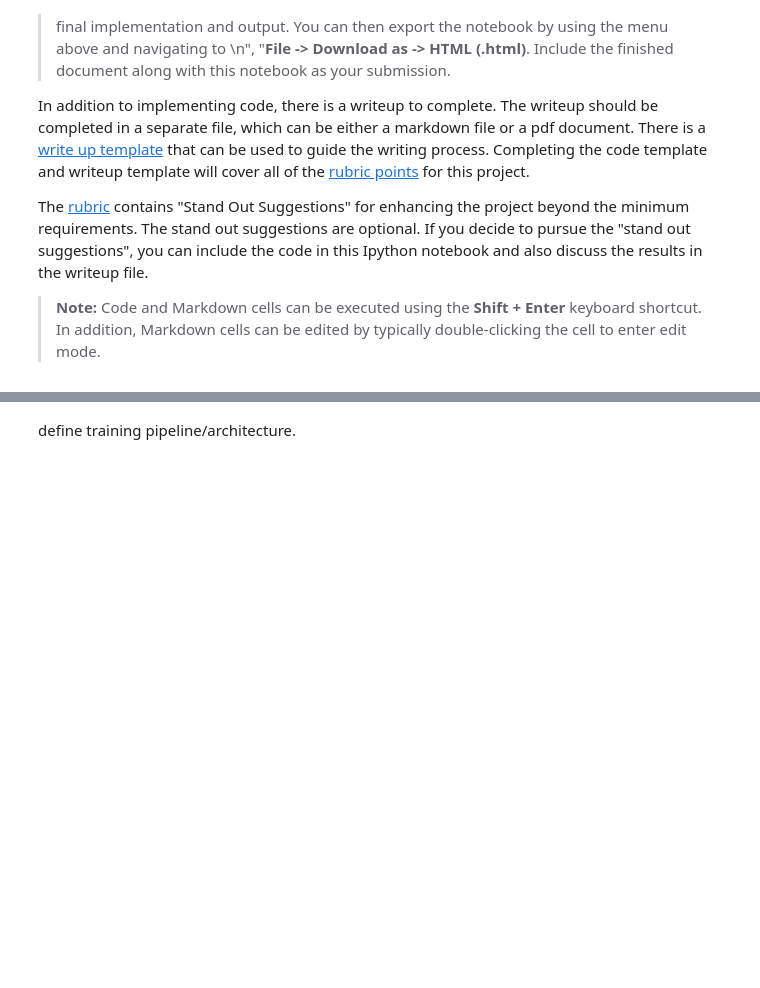
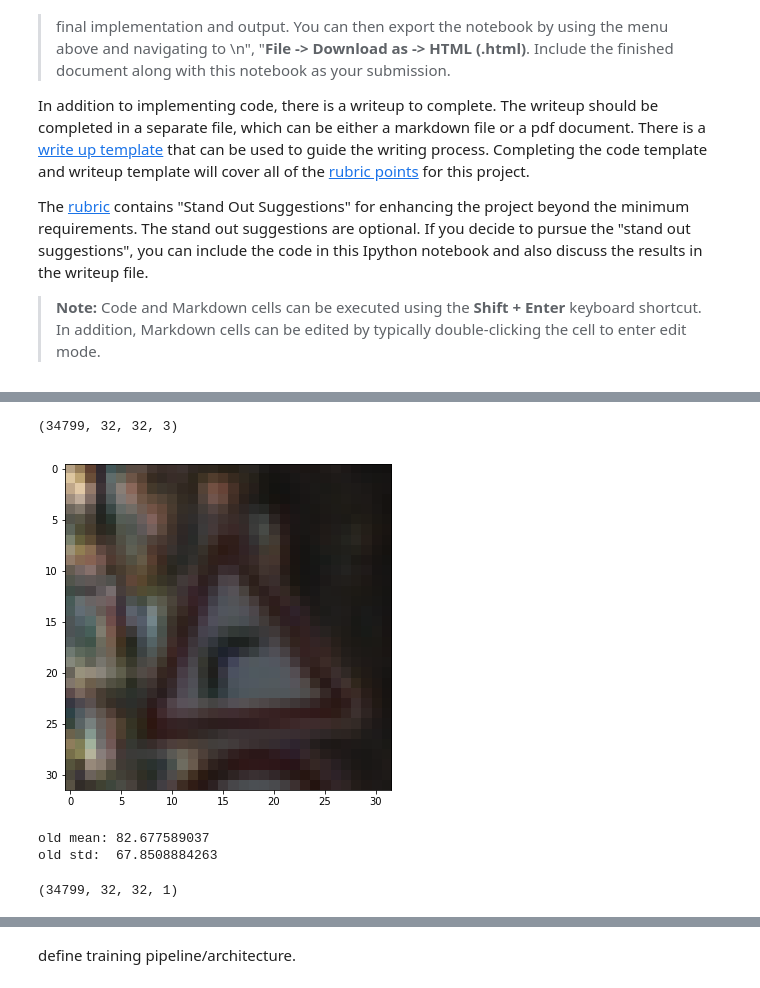
Before and after one commit to fqaiser94/CarND-Traffic-Sign-Classifier-Project, a Jupyter notebook: Traffic_Sign_Classifier.ipynb, the cells around one changed output, grey strips where cells are left out. Drawn from its saved outputs; the diff is of its cells as text; code cells hidden in the pictures; blank space fills up the shorter version.

```diff
--- a/Traffic_Sign_Classifier.ipynb
+++ b/Traffic_Sign_Classifier.ipynb
@@ -189,3 +194,14 @@ define helper function
+# %%
+def random_image(array, index=None):
+
+    if index==None:
+
+        max_index = len(array)
+        index = np.random.randint(low=0,high=max_index)
+
+    img = array[index].squeeze()
+
+    plt.imshow(img)
 # %%
 def calc_filter_length(old_length, new_length, padding, stride):
 
@@ -206,0 +250,14 @@ assert filter_length==5, "Houston we've got a problem"
+# %%
+X_train.shape
+# %% [output]
+(34799, 32, 32, 3)
+# %%
+random_image(array=X_train, index=1000)
+# %% [output]
+[figure, added]
+# %%
+print('old mean: %s' %np.mean(X_train))
+print('old std:  %s' %np.std(X_train))
+# %% [output]
+old mean: 82.677589037
+old std:  67.8508884263
@@ -206,0 +275,4 @@ assert filter_length==5, "Houston we've got a problem"
+# %%
+X_train_processed.shape
+# %% [output]
+(34799, 32, 32, 1)
```
Also changed, not shown: parts of 177 cells of this notebook, 8 other files.
